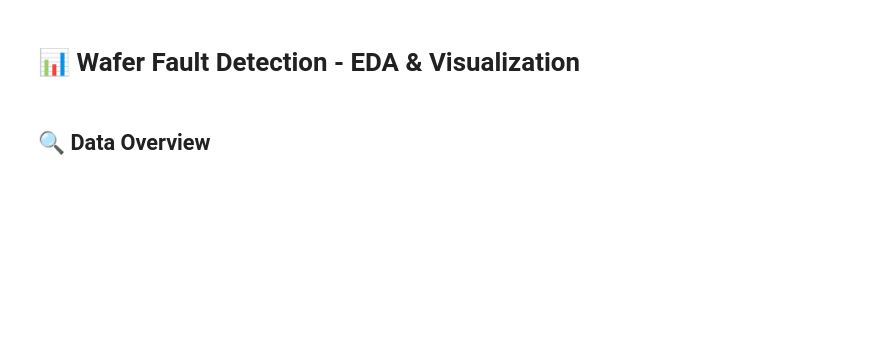
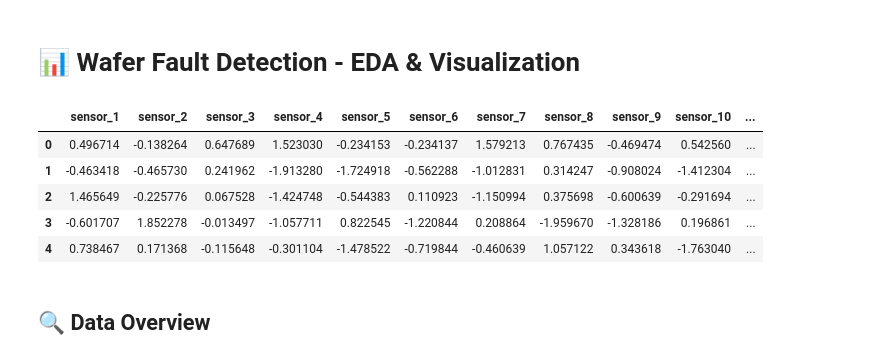
Before and after one commit to sruthi-cyber/Wafer-Fault-Detection, a Jupyter notebook: Wafer_EDA_Visualization.ipynb, the cells around one changed output. Cells and saved outputs as stored; diff of their text form; code cells hidden in the pictures; blank space fills up the shorter version.

```diff
--- a/Wafer_EDA_Visualization.ipynb
+++ b/Wafer_EDA_Visualization.ipynb
@@ -9,8 +9,15 @@ import numpy as np
 %matplotlib inline
 # %%
 # Load wafer dataset
-df = pd.read_csv("wafer.csv")
+df = pd.read_csv("data/wafer.csv")
 df.head()
+# %% [output]
+|  | sensor_1 | sensor_2 | sensor_3 | sensor_4 | sensor_5 | sensor_6 | sensor_7 | sensor_8 | sensor_9 | sensor_10 | ... |
+| 0 | 0.496714 | -0.138264 | 0.647689 | 1.523030 | -0.234153 | -0.234137 | 1.579213 | 0.767435 | -0.469474 | 0.542560 | ... |
+| 1 | -0.463418 | -0.465730 | 0.241962 | -1.913280 | -1.724918 | -0.562288 | -1.012831 | 0.314247 | -0.908024 | -1.412304 | ... |
+| 2 | 1.465649 | -0.225776 | 0.067528 | -1.424748 | -0.544383 | 0.110923 | -1.150994 | 0.375698 | -0.600639 | -0.291694 | ... |
+| 3 | -0.601707 | 1.852278 | -0.013497 | -1.057711 | 0.822545 | -1.220844 | 0.208864 | -1.959670 | -1.328186 | 0.196861 | ... |
+| 4 | 0.738467 | 0.171368 | -0.115648 | -0.301104 | -1.478522 | -0.719844 | -0.460639 | 1.057122 | 0.343618 | -1.763040 | ... |
 # %% [markdown]
 ## 🔍 Data Overview
 # %%
```
Also changed, not shown: parts of 6 cells of this notebook.
